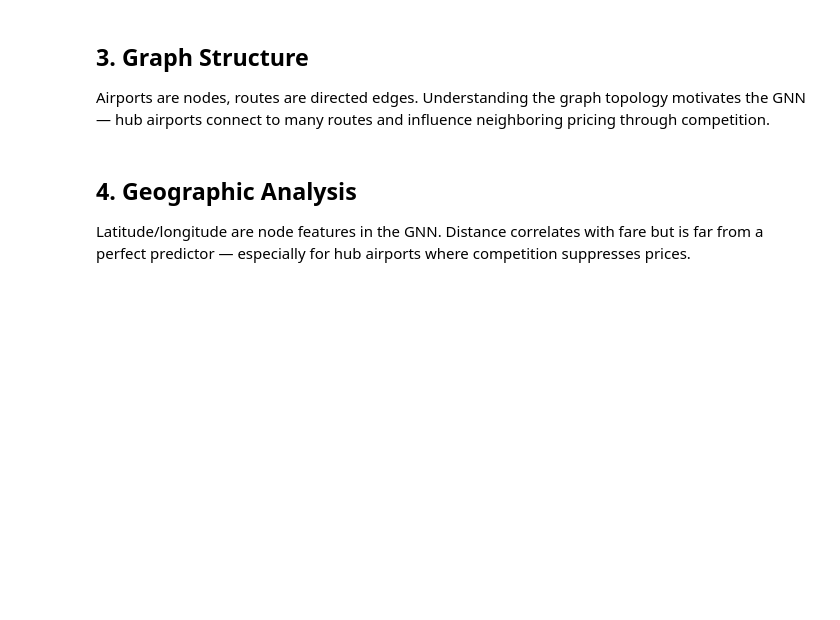
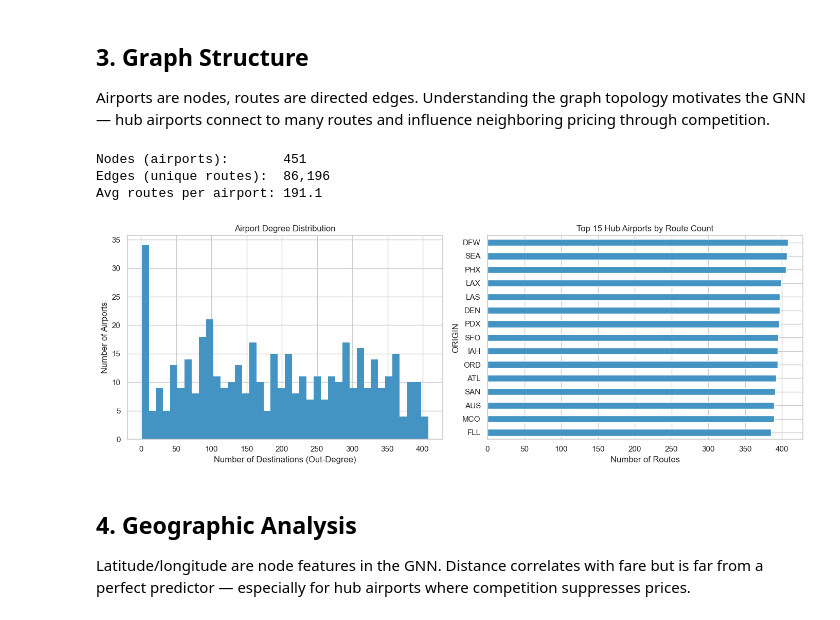
Before and after one commit to normangw/6600-neural-networks, a Jupyter notebook: technical-details/eda/eda.ipynb, the cells around one changed output. Drawn from its saved outputs; the diff is of its cells as text; code cells hidden in the pictures; blank space fills up the shorter version.

```diff
--- a/technical-details/eda/eda.ipynb
+++ b/technical-details/eda/eda.ipynb
@@ -66,27 +113,31 @@ Airports are nodes, routes are directed edges. Understanding the graph topology
 # %%
 n_airports = df['ORIGIN'].nunique()
 n_routes = df.groupby(['ORIGIN', 'DEST']).ngroups
 print(f"Nodes (airports):       {n_airports:,}")
 print(f"Edges (unique routes):  {n_routes:,}")
 print(f"Avg routes per airport: {n_routes / n_airports:.1f}")
 
-# Out-degree: number of destinations per origin airport
 degree = df.groupby('ORIGIN')['DEST'].nunique().sort_values(ascending=False)
 
 fig, axes = plt.subplots(1, 2, figsize=(14, 5))
 
-axes[0].hist(degree.values, bins=40, color='steelblue', edgecolor='none')
+axes[0].hist(degree.values, bins=40, color=BLUE, edgecolor='none')
 axes[0].set_xlabel('Number of Destinations (Out-Degree)')
 axes[0].set_ylabel('Number of Airports')
 axes[0].set_title('Airport Degree Distribution')
 
-degree.head(15).plot(kind='barh', ax=axes[1], color='steelblue')
+degree.head(15).plot(kind='barh', ax=axes[1], color=BLUE)
 axes[1].invert_yaxis()
 axes[1].set_xlabel('Number of Routes')
 axes[1].set_title('Top 15 Hub Airports by Route Count')
 
 plt.tight_layout()
 plt.show()
+# %% [output]
+Nodes (airports):       451
+Edges (unique routes):  86,196
+Avg routes per airport: 191.1
+[figure, added]
 # %% [markdown]
 ## 4. Geographic Analysis
 
```
Also changed, not shown: parts of 10 cells of this notebook, 1 other file.
